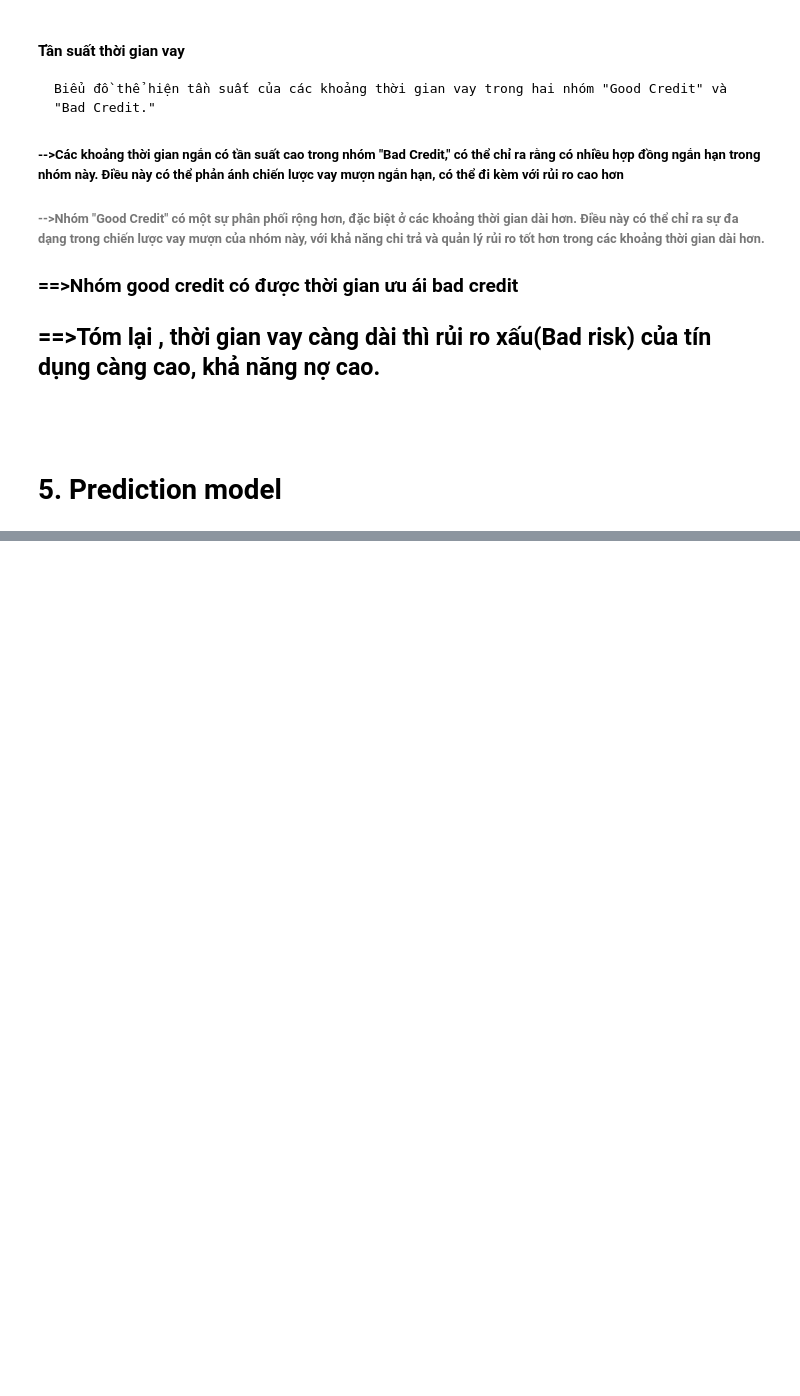
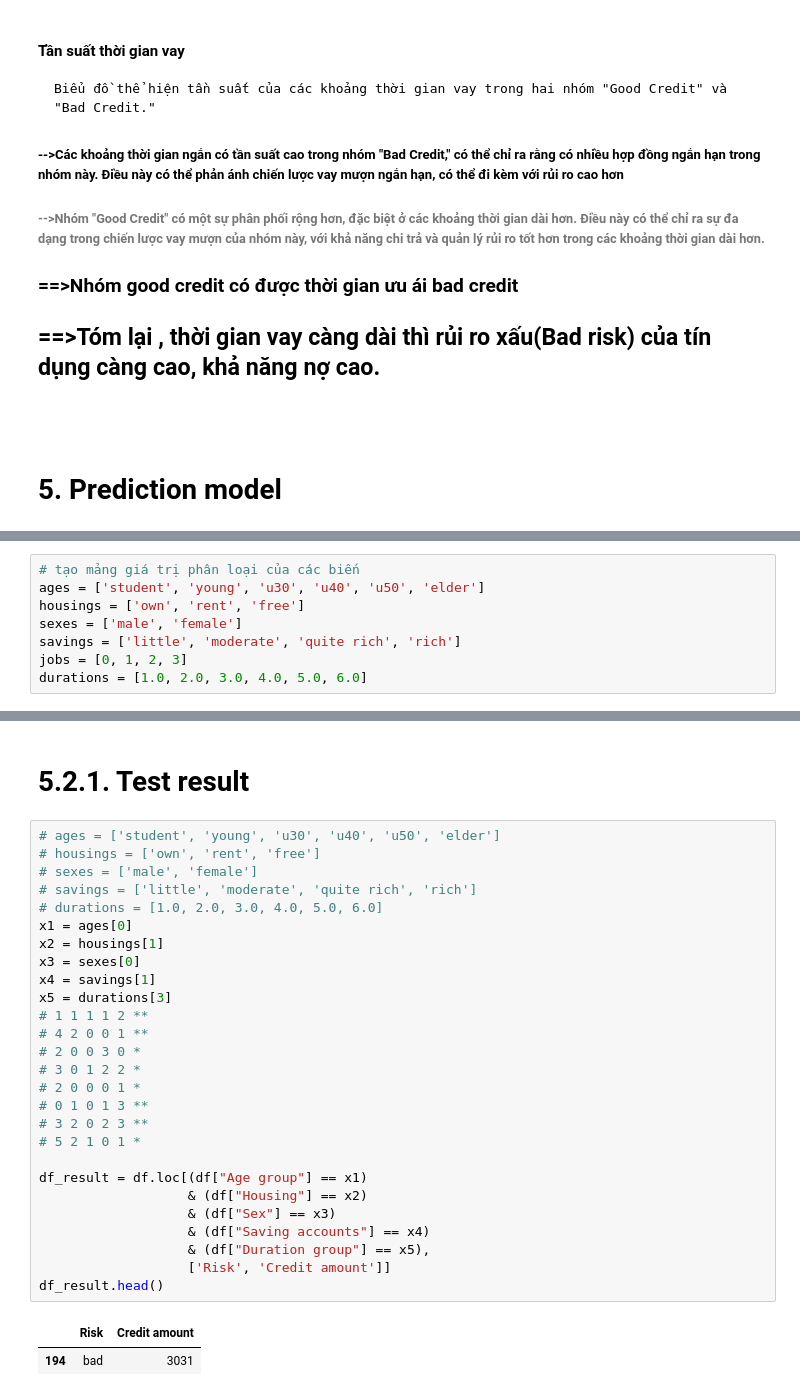
Before and after one commit to tn9th8/Python_CreditRisk, a Jupyter notebook: Project_Demo.ipynb, the cells around one changed output, grey strips where cells are left out. Drawn from its saved outputs; the diff is of its cells as text; blank space fills up the shorter version.

```diff
--- a/Project_Demo.ipynb
+++ b/Project_Demo.ipynb
@@ -1427,0 +1222,8 @@ Accuracy: độ chính xác tổng thể: 0.7. Vậy đối với từng lớp s
+# %%
+# tạo mảng giá trị phân loại của các biến
+ages = ['student', 'young', 'u30', 'u40', 'u50', 'elder']
+housings = ['own', 'rent', 'free']
+sexes = ['male', 'female']
+savings = ['little', 'moderate', 'quite rich', 'rich']
+jobs = [0, 1, 2, 3]
+durations = [1.0, 2.0, 3.0, 4.0, 5.0, 6.0]
@@ -1427,0 +1340,32 @@ Accuracy: độ chính xác tổng thể: 0.7. Vậy đối với từng lớp s
+# %% [markdown]
+# 5.2.1. Test result
+# %%
+# ages = ['student', 'young', 'u30', 'u40', 'u50', 'elder']
+# housings = ['own', 'rent', 'free']
+# sexes = ['male', 'female']
+# savings = ['little', 'moderate', 'quite rich', 'rich']
+# durations = [1.0, 2.0, 3.0, 4.0, 5.0, 6.0]
+x1 = ages[0]
+x2 = housings[1]
+x3 = sexes[0]
+x4 = savings[1]
+x5 = durations[3]
+# 1 1 1 1 2 **
+# 4 2 0 0 1 **
+# 2 0 0 3 0 *
+# 3 0 1 2 2 *
+# 2 0 0 0 1 *
+# 0 1 0 1 3 **
+# 3 2 0 2 3 **
+# 5 2 1 0 1 *
+
+df_result = df.loc[(df["Age group"] == x1)
+                   & (df["Housing"] == x2)
+                   & (df["Sex"] == x3)
+                   & (df["Saving accounts"] == x4)
+                   & (df["Duration group"] == x5),
+                   ['Risk', 'Credit amount']]
+df_result.head()
+# %% [output]
+|  | Risk | Credit amount |
+| 194 | bad | 3031 |
```
Also changed, not shown: parts of 47 cells of this notebook, 1 other file.
